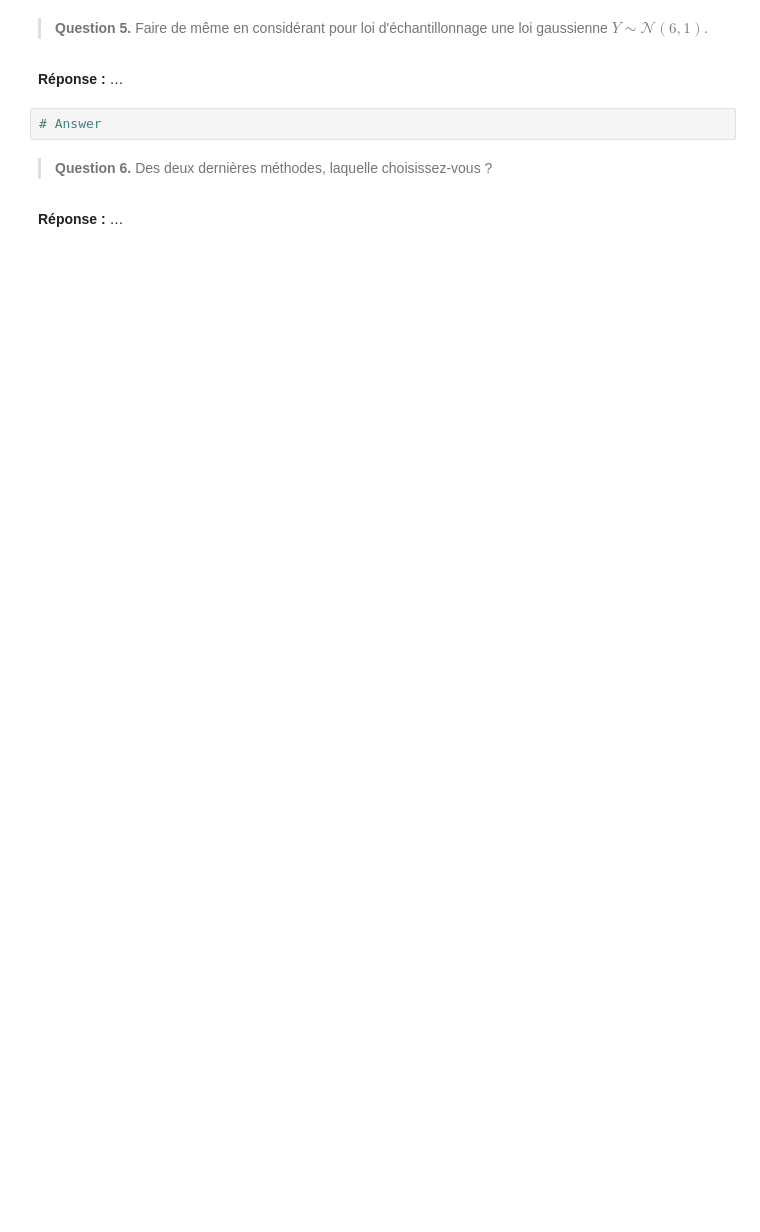
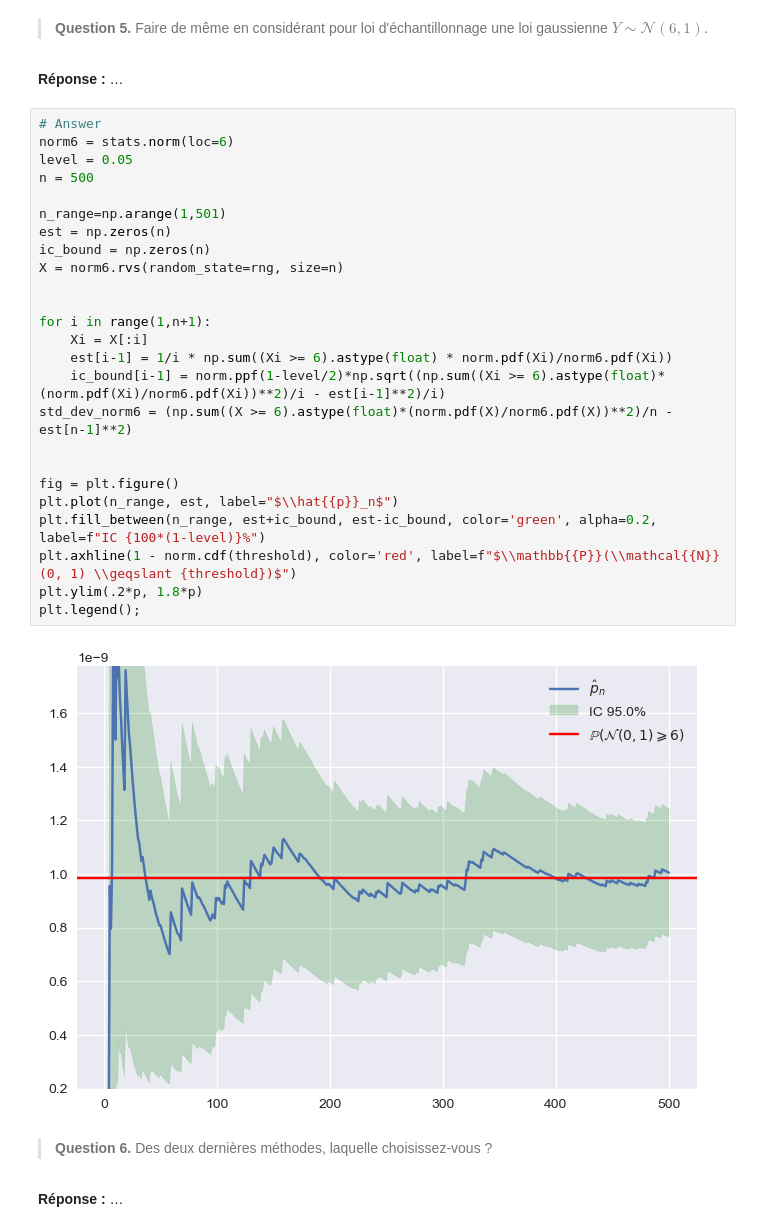
Before and after one commit to PolTibau/Statistique-Computationnelle, a Jupyter notebook: TP/TP1_student.ipynb, the cells around one changed output. Drawn from its saved outputs; the diff is of its cells as text; blank space fills up the shorter version.

```diff
--- a/TP/TP1_student.ipynb
+++ b/TP/TP1_student.ipynb
@@ -461,8 +487,33 @@ fig
 # %% [markdown]
 **Réponse :**
 …
-# %%
-# Answer
+# %%
+# Answer
+norm6 = stats.norm(loc=6)
+level = 0.05
+n = 500
+
+n_range=np.arange(1,501)
+est = np.zeros(n)
+ic_bound = np.zeros(n)
+X = norm6.rvs(random_state=rng, size=n)
+
+
+for i in range(1,n+1):
+    Xi = X[:i]
+    est[i-1] = 1/i * np.sum((Xi >= 6).astype(float) * norm.pdf(Xi)/norm6.pdf(Xi))
+    ic_bound[i-1] = norm.ppf(1-level/2)*np.sqrt((np.sum((Xi >= 6).astype(float)*(norm.pdf(Xi)/norm6.pdf(Xi))**2)/i - est[i-1]**2)/i)
+std_dev_norm6 = (np.sum((X >= 6).astype(float)*(norm.pdf(X)/norm6.pdf(X))**2)/n - est[n-1]**2)
+
+
+fig = plt.figure()
+plt.plot(n_range, est, label="$\\hat{{p}}_n$")
+plt.fill_between(n_range, est+ic_bound, est-ic_bound, color='green', alpha=0.2, label=f"IC {100*(1-level)}%")
+plt.axhline(1 - norm.cdf(threshold), color='red', label=f"$\\mathbb{{P}}(\\mathcal{{N}}(0, 1) \\geqslant {threshold})$")
+plt.ylim(.2*p, 1.8*p)
+plt.legend();
+# %% [output]
+[figure, added]
 # %% [markdown]
 >**Question 6.** Des deux dernières méthodes, laquelle choisissez-vous ?
 # %% [markdown]
```
Also changed, not shown: parts of 13 cells of this notebook.
